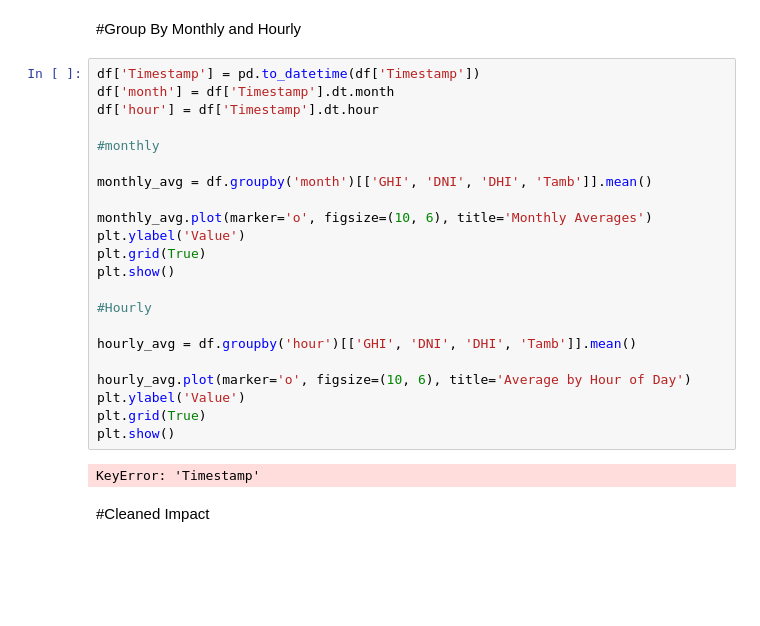
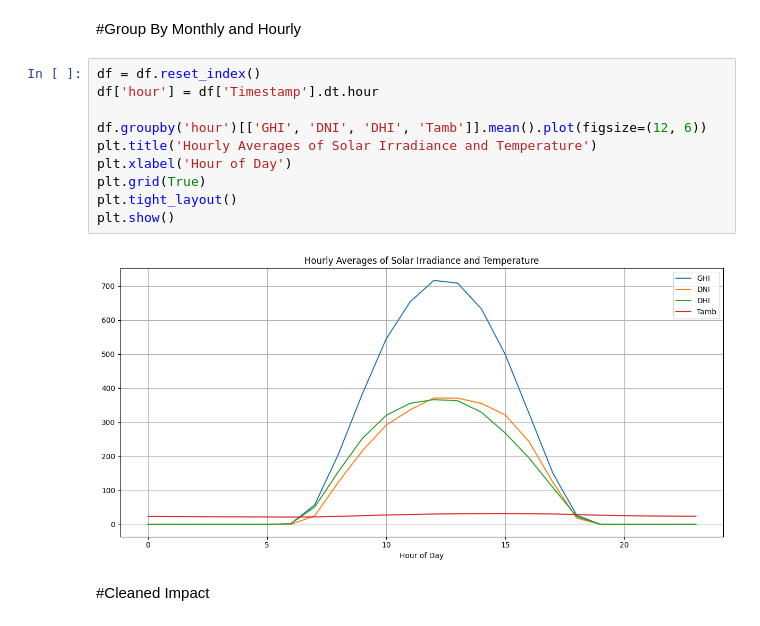
Before and after one commit to samuelkibret/solar-challenge-week1, a Jupyter notebook: notebooks/sierraleone-eda.ipynb, the cells around one changed output. Cells and saved outputs as stored; diff of their text form; blank space fills up the shorter version.

Commit message:
sierraleone group by hour graph corrected

```diff
--- a/notebooks/sierraleone-eda.ipynb
+++ b/notebooks/sierraleone-eda.ipynb
@@ -148,29 +148,17 @@ array([<Axes: xlabel='Timestamp'>, <Axes: xlabel='Timestamp'>,
 # %% [markdown]
 #Group By Monthly and Hourly
 # %%
-df['Timestamp'] = pd.to_datetime(df['Timestamp'])
-df['month'] = df['Timestamp'].dt.month
+df = df.reset_index()
 df['hour'] = df['Timestamp'].dt.hour
 
-#monthly
-
-monthly_avg = df.groupby('month')[['GHI', 'DNI', 'DHI', 'Tamb']].mean()
-
-monthly_avg.plot(marker='o', figsize=(10, 6), title='Monthly Averages')
-plt.ylabel('Value')
+df.groupby('hour')[['GHI', 'DNI', 'DHI', 'Tamb']].mean().plot(figsize=(12, 6))
+plt.title('Hourly Averages of Solar Irradiance and Temperature')
+plt.xlabel('Hour of Day')
 plt.grid(True)
+plt.tight_layout()
 plt.show()
-
-#Hourly
-
-hourly_avg = df.groupby('hour')[['GHI', 'DNI', 'DHI', 'Tamb']].mean()
-
-hourly_avg.plot(marker='o', figsize=(10, 6), title='Average by Hour of Day')
-plt.ylabel('Value')
-plt.grid(True)
-plt.show()
 # %% [output]
-KeyError: 'Timestamp'
+[figure, added]
 # %% [markdown]
 #Cleaned Impact
 # %%
```
